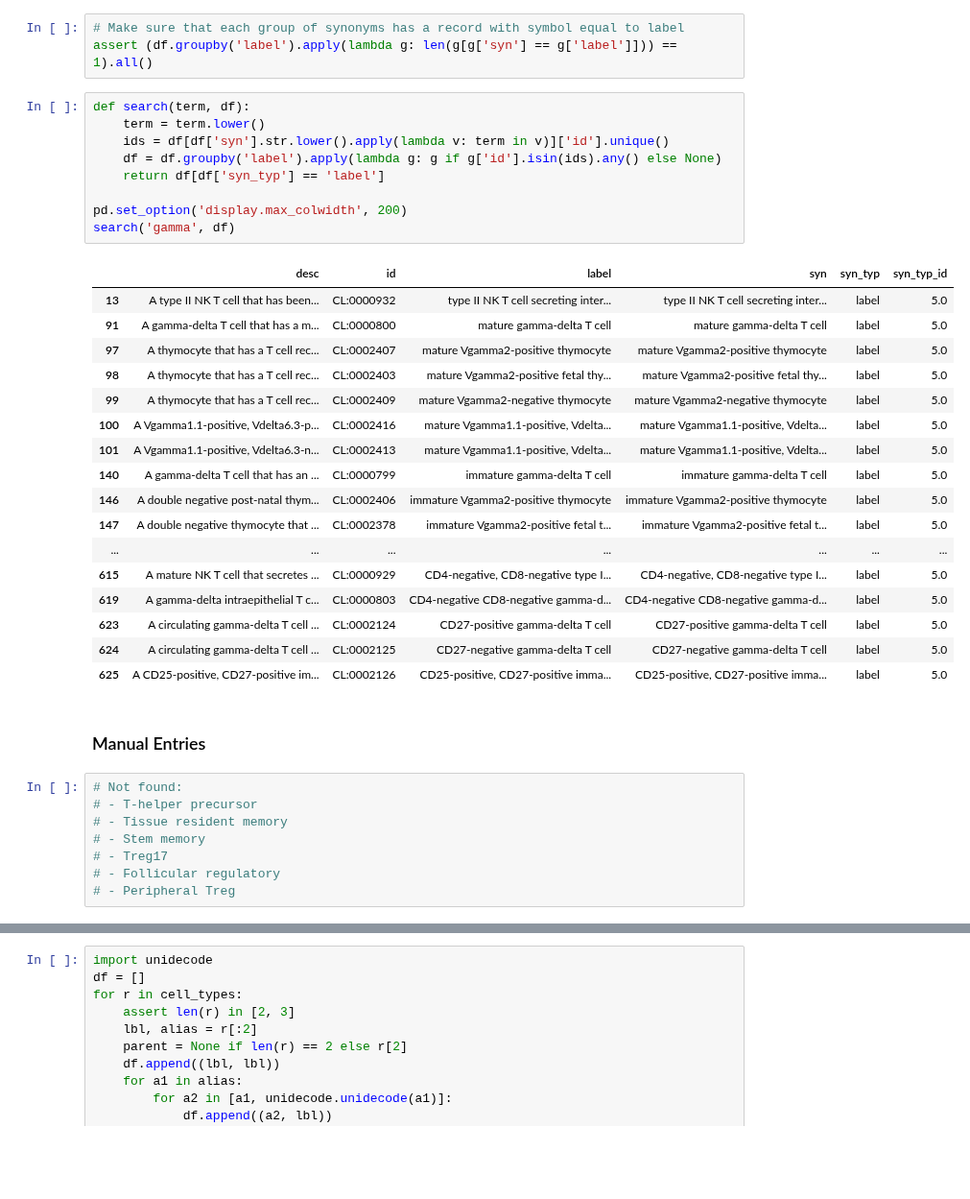
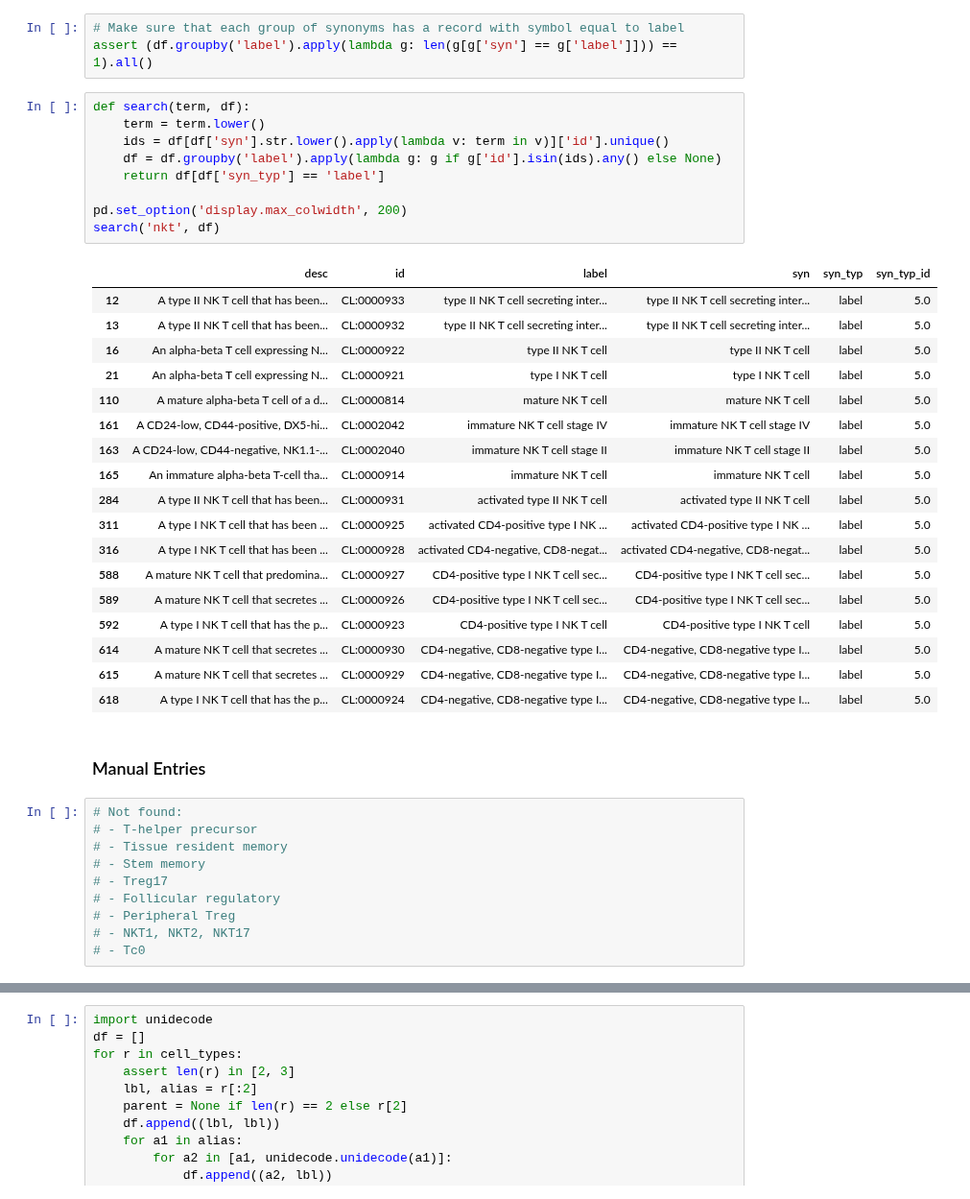
Before and after one commit to hammerlab/t-cell-relation-extraction, a Jupyter notebook: pipeline/03-meta-cell-types.ipynb, the cells around one changed output, grey strips where cells are left out. Shown at 96% size. Drawn from its saved outputs; the diff is of its cells as text; blank space fills up the shorter version.

Commit message:
Formalizing cell type surface form mappings

```diff
--- a/pipeline/03-meta-cell-types.ipynb
+++ b/pipeline/03-meta-cell-types.ipynb
@@ -32,30 +32,31 @@ assert (df.groupby('label').apply(lambda g: len(g[g['syn'] == g['label']])) == 1
 # %%
 def search(term, df):
     term = term.lower()
     ids = df[df['syn'].str.lower().apply(lambda v: term in v)]['id'].unique()
     df = df.groupby('label').apply(lambda g: g if g['id'].isin(ids).any() else None)
     return df[df['syn_typ'] == 'label']
 
 pd.set_option('display.max_colwidth', 200)
-search('gamma', df)
+search('nkt', df)
 # %% [output]
 |  | desc | id | label | syn | syn_typ | syn_typ_id |
+| 12 | A type II NK T cell that has been... | CL:0000933 | type II NK T cell secreting inter... | type II NK T cell secreting inter... | label | 5.0 |
 | 13 | A type II NK T cell that has been... | CL:0000932 | type II NK T cell secreting inter... | type II NK T cell secreting inter... | label | 5.0 |
-| 91 | A gamma-delta T cell that has a m... | CL:0000800 | mature gamma-delta T cell | mature gamma-delta T cell | label | 5.0 |
-| 97 | A thymocyte that has a T cell rec... | CL:0002407 | mature Vgamma2-positive thymocyte | mature Vgamma2-positive thymocyte | label | 5.0 |
-| 98 | A thymocyte that has a T cell rec... | CL:0002403 | mature Vgamma2-positive fetal thy... | mature Vgamma2-positive fetal thy... | label | 5.0 |
-| 99 | A thymocyte that has a T cell rec... | CL:0002409 | mature Vgamma2-negative thymocyte | mature Vgamma2-negative thymocyte | label | 5.0 |
-| 100 | A Vgamma1.1-positive, Vdelta6.3-p... | CL:0002416 | mature Vgamma1.1-positive, Vdelta... | mature Vgamma1.1-positive, Vdelta... | label | 5.0 |
-| 101 | A Vgamma1.1-positive, Vdelta6.3-n... | CL:0002413 | mature Vgamma1.1-positive, Vdelta... | mature Vgamma1.1-positive, Vdelta... | label | 5.0 |
-| 140 | A gamma-delta T cell that has an ... | CL:0000799 | immature gamma-delta T cell | immature gamma-delta T cell | label | 5.0 |
-| 146 | A double negative post-natal thym... | CL:0002406 | immature Vgamma2-positive thymocyte | immature Vgamma2-positive thymocyte | label | 5.0 |
-| 147 | A double negative thymocyte that ... | CL:0002378 | immature Vgamma2-positive fetal t... | immature Vgamma2-positive fetal t... | label | 5.0 |
-| ... | ... | ... | ... | ... | ... | ... |
+| 16 | An alpha-beta T cell expressing N... | CL:0000922 | type II NK T cell | type II NK T cell | label | 5.0 |
+| 21 | An alpha-beta T cell expressing N... | CL:0000921 | type I NK T cell | type I NK T cell | label | 5.0 |
+| 110 | A mature alpha-beta T cell of a d... | CL:0000814 | mature NK T cell | mature NK T cell | label | 5.0 |
+| 161 | A CD24-low, CD44-positive, DX5-hi... | CL:0002042 | immature NK T cell stage IV | immature NK T cell stage IV | label | 5.0 |
+| 163 | A CD24-low, CD44-negative, NK1.1-... | CL:0002040 | immature NK T cell stage II | immature NK T cell stage II | label | 5.0 |
+| 165 | An immature alpha-beta T-cell tha... | CL:0000914 | immature NK T cell | immature NK T cell | label | 5.0 |
+| 284 | A type II NK T cell that has been... | CL:0000931 | activated type II NK T cell | activated type II NK T cell | label | 5.0 |
+| 311 | A type I NK T cell that has been ... | CL:0000925 | activated CD4-positive type I NK ... | activated CD4-positive type I NK ... | label | 5.0 |
+| 316 | A type I NK T cell that has been ... | CL:0000928 | activated CD4-negative, CD8-negat... | activated CD4-negative, CD8-negat... | label | 5.0 |
+| 588 | A mature NK T cell that predomina... | CL:0000927 | CD4-positive type I NK T cell sec... | CD4-positive type I NK T cell sec... | label | 5.0 |
+| 589 | A mature NK T cell that secretes ... | CL:0000926 | CD4-positive type I NK T cell sec... | CD4-positive type I NK T cell sec... | label | 5.0 |
+| 592 | A type I NK T cell that has the p... | CL:0000923 | CD4-positive type I NK T cell | CD4-positive type I NK T cell | label | 5.0 |
+| 614 | A mature NK T cell that secretes ... | CL:0000930 | CD4-negative, CD8-negative type I... | CD4-negative, CD8-negative type I... | label | 5.0 |
 | 615 | A mature NK T cell that secretes ... | CL:0000929 | CD4-negative, CD8-negative type I... | CD4-negative, CD8-negative type I... | label | 5.0 |
-| 619 | A gamma-delta intraepithelial T c... | CL:0000803 | CD4-negative CD8-negative gamma-d... | CD4-negative CD8-negative gamma-d... | label | 5.0 |
-| 623 | A circulating gamma-delta T cell ... | CL:0002124 | CD27-positive gamma-delta T cell | CD27-positive gamma-delta T cell | label | 5.0 |
-| 624 | A circulating gamma-delta T cell ... | CL:0002125 | CD27-negative gamma-delta T cell | CD27-negative gamma-delta T cell | label | 5.0 |
-| 625 | A CD25-positive, CD27-positive im... | CL:0002126 | CD25-positive, CD27-positive imma... | CD25-positive, CD27-positive imma... | label | 5.0 |
+| 618 | A type I NK T cell that has the p... | CL:0000924 | CD4-negative, CD8-negative type I... | CD4-negative, CD8-negative type I... | label | 5.0 |
 # %% [markdown]
 ### Manual Entries
 # %%
@@ -66,6 +67,8 @@ search('gamma', df)
 # - Treg17
 # - Follicular regulatory
 # - Peripheral Treg
+# - NKT1, NKT2, NKT17
+# - Tc0
 # %%
 SRC = 'manual'
 cell_types = [
```
Also changed, not shown: parts of 1 cell of this notebook, 4 other files.
